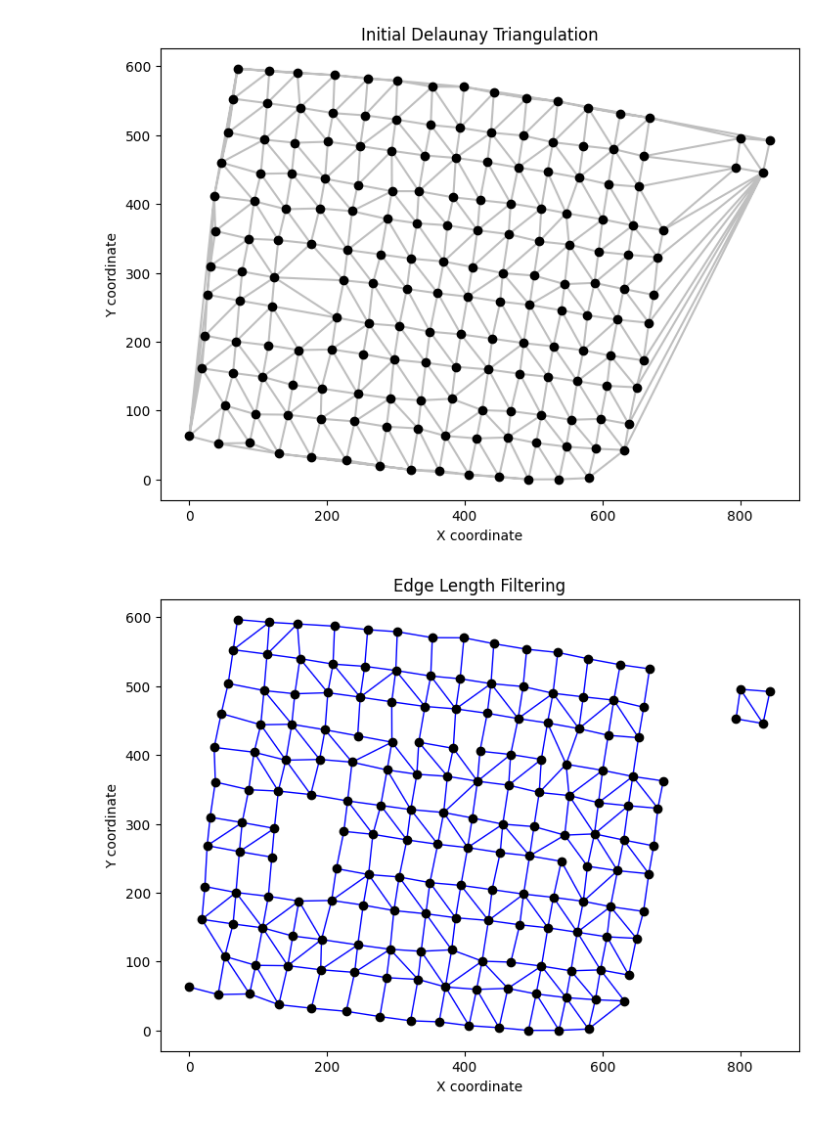
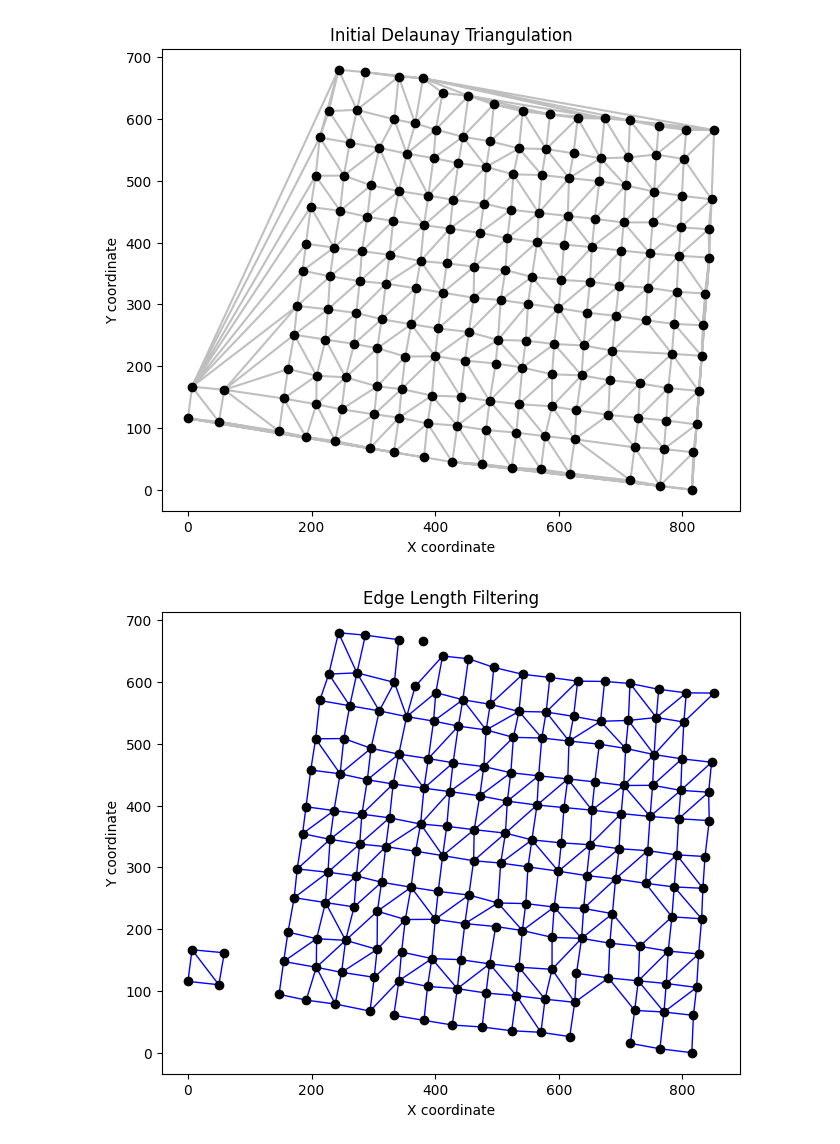
Before and after one commit to aaronge-2020/Microarray-Dearraying, a Jupyter notebook: delaunay_triangle_gridding.ipynb, the cells around one changed output. Drawn from its saved outputs; the diff is of its cells as text; code cells hidden in the pictures.

```diff
--- a/delaunay_triangle_gridding.ipynb
+++ b/delaunay_triangle_gridding.ipynb
@@ -302,35 +302,35 @@ def visualize_traveling_algorithm(coordinates, path):
 # %%
 import pandas as pd
 # Main workflow
-data = pd.read_json('./TMA_WSI_Labels_updated/ABC_105_1_010_1.json')
+data = pd.read_json('./TMA_WSI_Labels_updated/ABC_107_1_010_1.json')
 data = data.to_dict('records')
 
 # Convert the data to the required format if necessary
 cores = data  # Assuming 'data' is already in the correct format
 
 # Perform initial Delaunay triangulation
 # Example usage in the pipeline
 normalized_coordinates = preprocess_cores(data)
 triangulation = Delaunay(normalized_coordinates)
 visualize_delaunay_triangulation(normalized_coordinates, triangulation)
 
 
 all_edges = get_all_edges_from_triangulation(triangulation)
 length_filtered_edges = filter_edges_by_length(all_edges, normalized_coordinates, 1.6)
 angle_filtered_edges = filter_edges_by_angle(length_filtered_edges, normalized_coordinates, tolerance=25)
 
 # Example usage:
 # Assume `filtered_edges` is a list of tuples (or sets) representing the remaining edges after filtering,
 # `core_to_core_distance` is the average distance between cores,
 # and `delta` is the angular tolerance in degrees for horizontal traversal.
 
 
 # The `rows` variable contains lists of core indices, where each list represents a row in the grid.
 
 visualize_edge_length_filtering(normalized_coordinates, length_filtered_edges)
 visualize_edge_angle_filtering(normalized_coordinates, angle_filtered_edges)
 
 # visualize_traveling_algorithm(normalized_coordinates, path)
 # %% [output]
-[figure, old version]
+[figure, new version]
-[figure, old version]
+[figure, new version]
```
Also changed, not shown: parts of 3 cells of this notebook, 3 other files.
